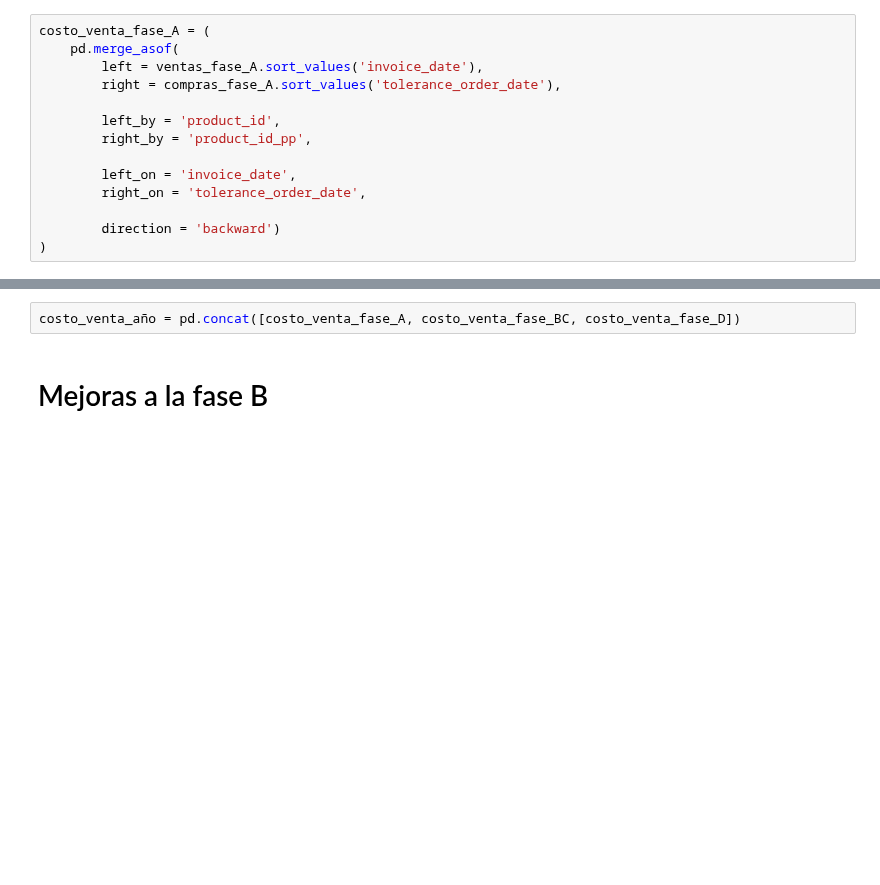
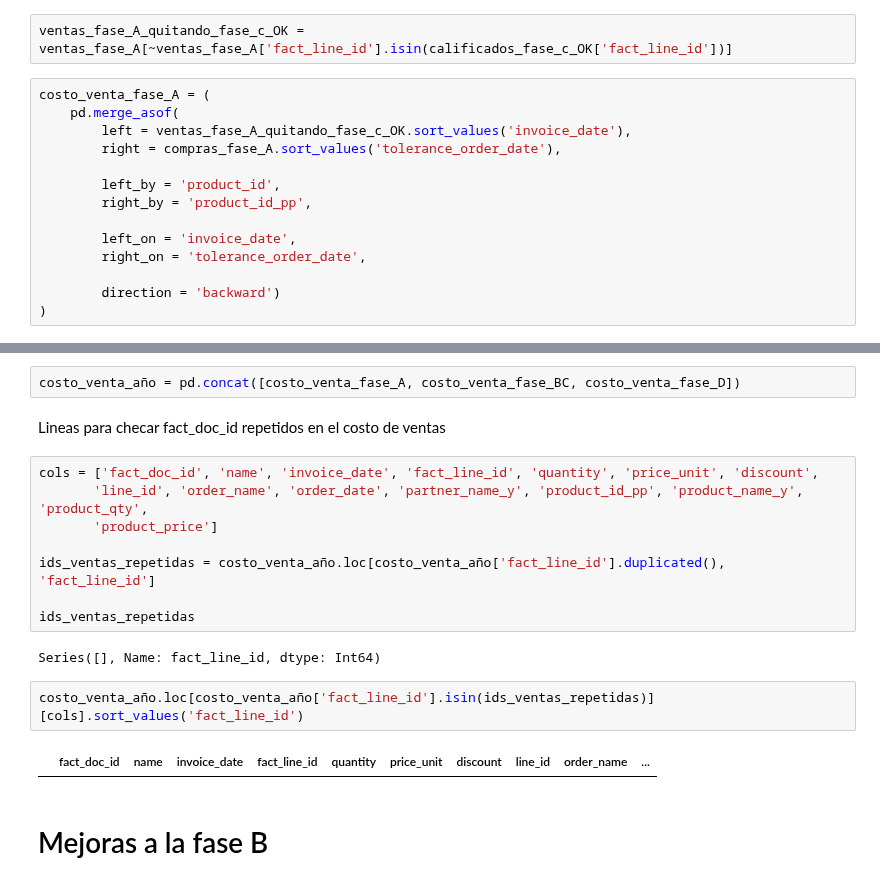
Before and after one commit to ecostichp/odoo_comisiones, a Jupyter notebook: comisiones/algoritmos/algoritmo_costo_de_venta_func.ipynb, the cells around one changed output, grey strips where cells are left out. Drawn from its saved outputs; the diff is of its cells as text; blank space fills up the shorter version.

```diff
--- a/comisiones/algoritmos/algoritmo_costo_de_venta_func.ipynb
+++ b/comisiones/algoritmos/algoritmo_costo_de_venta_func.ipynb
@@ -264,7 +265,9 @@ Estas ventas no son de tipo "especial", sino venta normal y se trata de encontra
+# %%
+ventas_fase_A_quitando_fase_c_OK = ventas_fase_A[~ventas_fase_A['fact_line_id'].isin(calificados_fase_c_OK['fact_line_id'])]
 # %%
 costo_venta_fase_A = (
     pd.merge_asof(
-        left = ventas_fase_A.sort_values('invoice_date'),
+        left = ventas_fase_A_quitando_fase_c_OK.sort_values('invoice_date'),
         right = compras_fase_A.sort_values('tolerance_order_date'),
 
         left_by = 'product_id',
@@ -693,6 +662,22 @@ costo_venta_fase_BC.drop(columns=['fact_line_id_match', 'line_id_match'], inplac
 Obten el costo de ventas del año
 # %%
 costo_venta_año = pd.concat([costo_venta_fase_A, costo_venta_fase_BC, costo_venta_fase_D])
+# %% [markdown]
+Lineas para checar fact_doc_id repetidos en el costo de ventas
+# %%
+cols = ['fact_doc_id', 'name', 'invoice_date', 'fact_line_id', 'quantity', 'price_unit', 'discount',
+       'line_id', 'order_name', 'order_date', 'partner_name_y', 'product_id_pp', 'product_name_y', 'product_qty',
+       'product_price']
+
+ids_ventas_repetidas = costo_venta_año.loc[costo_venta_año['fact_line_id'].duplicated(), 'fact_line_id']
+
+ids_ventas_repetidas
+# %% [output]
+Series([], Name: fact_line_id, dtype: Int64)
+# %%
+costo_venta_año.loc[costo_venta_año['fact_line_id'].isin(ids_ventas_repetidas)][cols].sort_values('fact_line_id')
+# %% [output]
+|  | fact_doc_id | name | invoice_date | fact_line_id | quantity | price_unit | discount | line_id | order_name | ... |
 # %% [markdown]
 # Mejoras a la fase B
 # %% [markdown]
```
Also changed, not shown: parts of 14 cells of this notebook, 2 other files.
